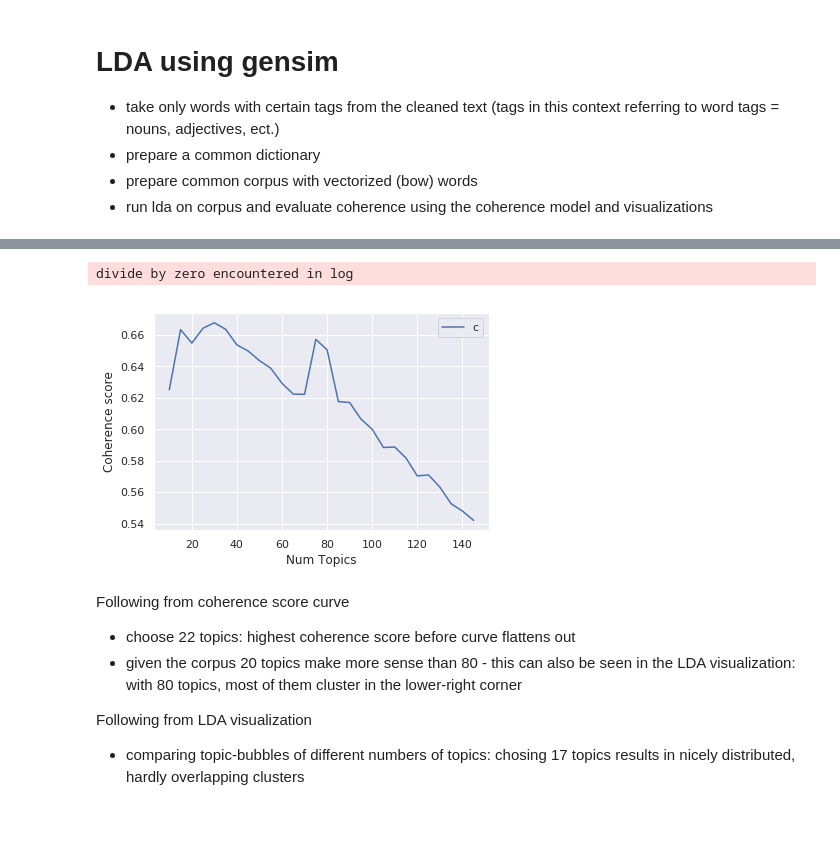
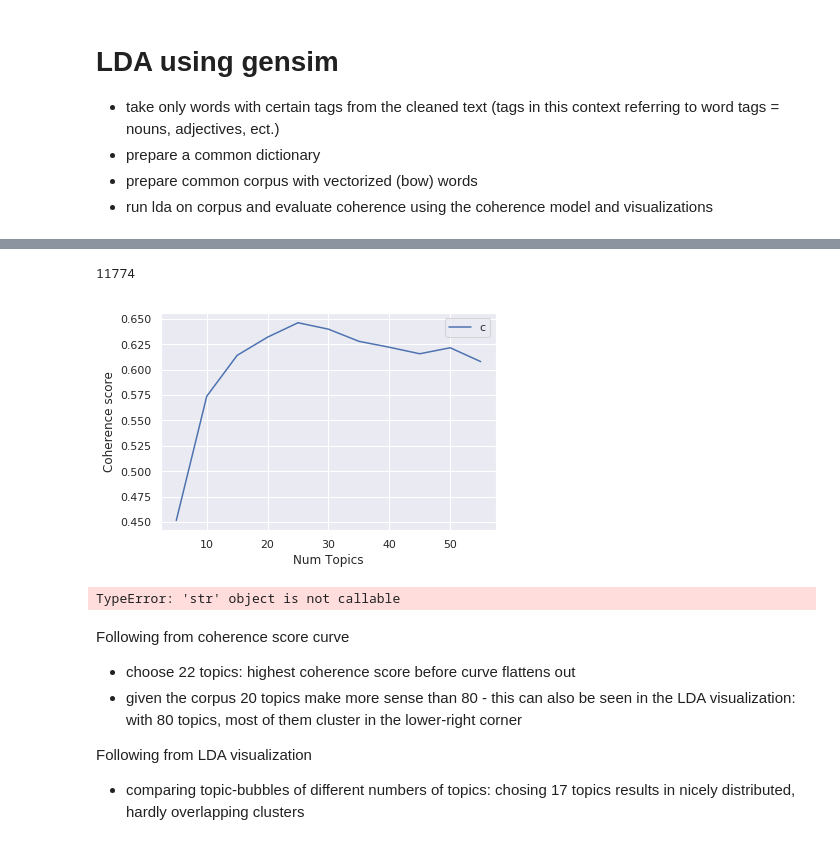
Before and after one commit to FranziSchmitt/Twitter_sentimentanalysis, a Jupyter notebook: Scripts/Latent_dirichlet_allocation_no-parties-lower.ipynb, the cells around one changed output, grey strips where cells are left out. Drawn from its saved outputs; the diff is of its cells as text; code cells hidden in the pictures.

```diff
--- a/Scripts/Latent_dirichlet_allocation_no-parties-lower.ipynb
+++ b/Scripts/Latent_dirichlet_allocation_no-parties-lower.ipynb
@@ -179,7 +178,7 @@ path_corpus = '../Data/lda_noplower_corpus'
 path_dic = '../Data/lda_noplower_dic.pkl'
 
 if save:
-    text = all_data.loc['2018-08-03', 'clean_text'].map(party_substituter)
+    text = all_data.loc[:, 'clean_text'].map(lambda x: x.lower()).map(party_substituter)
 
     document = []
 
@@ -245,3 +236,7 @@ Name: clean_text, Length: 16245, dtype: object
+# %%
+len(common_dictionary)
+# %% [output]
+11774
 # %%
 def compute_coherence_values(dictionary, corpus, texts, limit, start=2, step=3):
     """
@@ -249,38 +244,39 @@ def compute_coherence_values(dictionary, corpus, texts, limit, start=2, step=3):
 
     Parameters:
     dictionary : Gensim dictionary
     corpus : Gensim corpus
     texts : List of input texts
     limit : Max num of topics
 
     Plots coherence score over number of topics
     """
     coherence_values = []
     model_list = []
     tick = time()
     for num_topics in range(start, limit, step):
         model=LdaModel(corpus=corpus,
                        id2word=dictionary,
                        num_topics=num_topics,
                        alpha=0.001,
                        minimum_probability=0.2,
-                       iterations=50)
+                       iterations=20)
         model_list.append(model)
         coherencemodel = CoherenceModel(model=model, texts=texts, dictionary=dictionary, coherence='c_v')
         coherence_values.append(coherencemodel.get_coherence())
+    print('Process took {} min'.format((time()-tick)/60))
 
     x = range(start, limit, step)
     plt.plot(x, coherence_values)
     plt.xlabel("Num Topics")
     plt.ylabel("Coherence score")
     plt.legend(("coherence_values"), loc='best')
     plt.show()
 
-    print('Process took {} min'((time()-tick)/60))
-compute_coherence_values(common_dictionary, common_corpus, corpus, limit=150, start=10, step=5)
+
+compute_coherence_values(common_dictionary, common_corpus, corpus, limit=60, start=5, step=5)
 # %% [output]
+[figure, new version]
-divide by zero encountered in log
+TypeError: 'str' object is not callable
-[figure, old version]
 # %% [markdown]
 Following from coherence score curve
 - choose 22 topics: highest coherence score before curve flattens out
```
Also changed, not shown: parts of 4 cells of this notebook, 2 other files.
